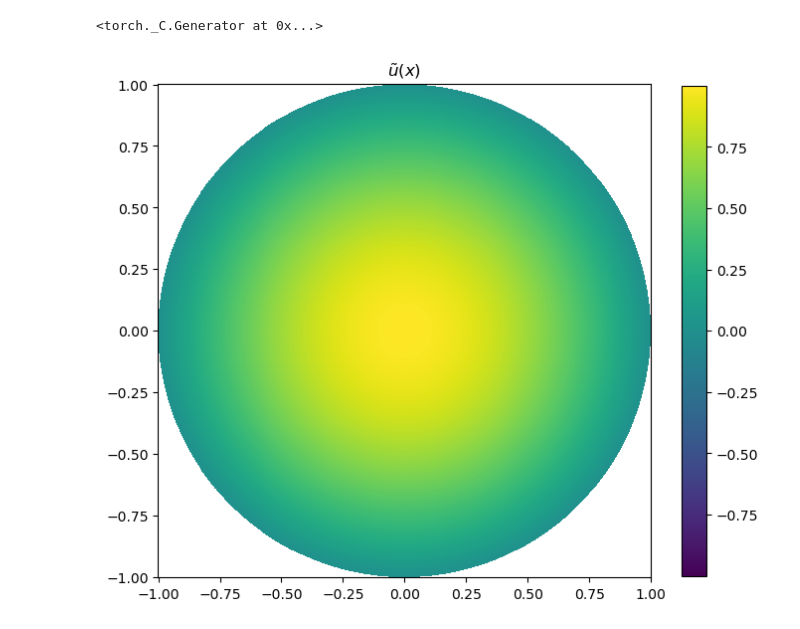
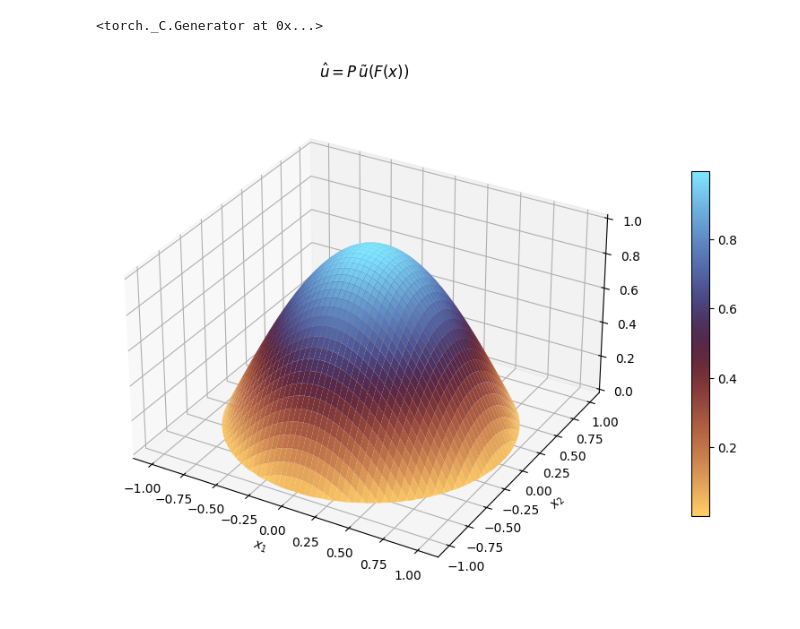
Before and after one commit to pascaltribel/polyharmonic_critic_equation, a Jupyter notebook: biharmonic_circle.ipynb, the cells around one changed output. Drawn from its saved outputs; the diff is of its cells as text; code cells hidden in the pictures.

```diff
--- a/biharmonic_circle.ipynb
+++ b/biharmonic_circle.ipynb
@@ -26,35 +26,40 @@ torch.manual_seed(0)
 # %%
 LAMBDA = 5 #4.7832 ##  5.7832 is the first eigenvalue = lambda + 1 if p=2
 p = 3 # 2.01 ## p = 2 is the linear eigenvalue problem
 
 def u_tilde(x1, x2):
     r2 = (x1**2 + x2**2)**0.5
     if type(x1) == np.ndarray:
         return np.cos(np.pi/2*r2)
     else:
         return torch.cos(torch.pi/2*r2)
 
-#freq = 2
-#def u_tilde(x1, x2):
-#    r2 = (x1**2 + x2**2)**0.5
-#    if type(x1) == np.ndarray:
-#        return np.sin(freq*x1) * (1 - r2)
-#    else:
-#        return torch.sin(freq*x1) * (1 - r2)
+freq = 2
+def u_tilde2(x1, x2):
+    r2 = (x1**2 + x2**2)**0.5
+    if type(x1) == np.ndarray:
+        res = np.sin(freq*x1) * (1 - r2)
+    else:
+        res = torch.sin(freq*x1) * (1 - r2)
+    return res
 
 x = np.linspace(-1, 1, 1000)
 X1, X2 = np.meshgrid(x, x)
 mask = X1**2 + X2**2 > 1
 U = np.ma.array(u_tilde(X1, X2), mask=mask)
-m = np.abs(U).max()
+
 fig = plt.figure(figsize=(8, 8))
-im = plt.pcolormesh(X1, X2, U, vmin=-m, vmax=m)
-plt.gca().set_aspect("equal")
-plt.colorbar(im, shrink=0.8)
-plt.title(r"$\tilde u(x)$")
+ax0 = fig.add_subplot(1, 1, 1, projection="3d")
+surf0 = ax0.plot_surface(X1, X2, U, cmap="managua", linewidth=0, antialiased=True)
+ax0.set_title(r"$\hat u = P\,\tilde u(F(x))$")
+ax0.set_xlabel("$x_1$")
+ax0.set_ylabel("$x_2$")
+ax0.set_box_aspect((1, 1, 0.6))
+fig.colorbar(surf0, ax=ax0, shrink=0.5, pad=0.1)
+plt.tight_layout()
 plt.show()
 # %% [output]
-[figure, old version]
+[figure, new version]
 # %%
 class AdditiveCoupling(nn.Module):
     def __init__(self, flip, hidden=32):
```
Also changed, not shown: parts of 6 cells of this notebook, 1 other file.
